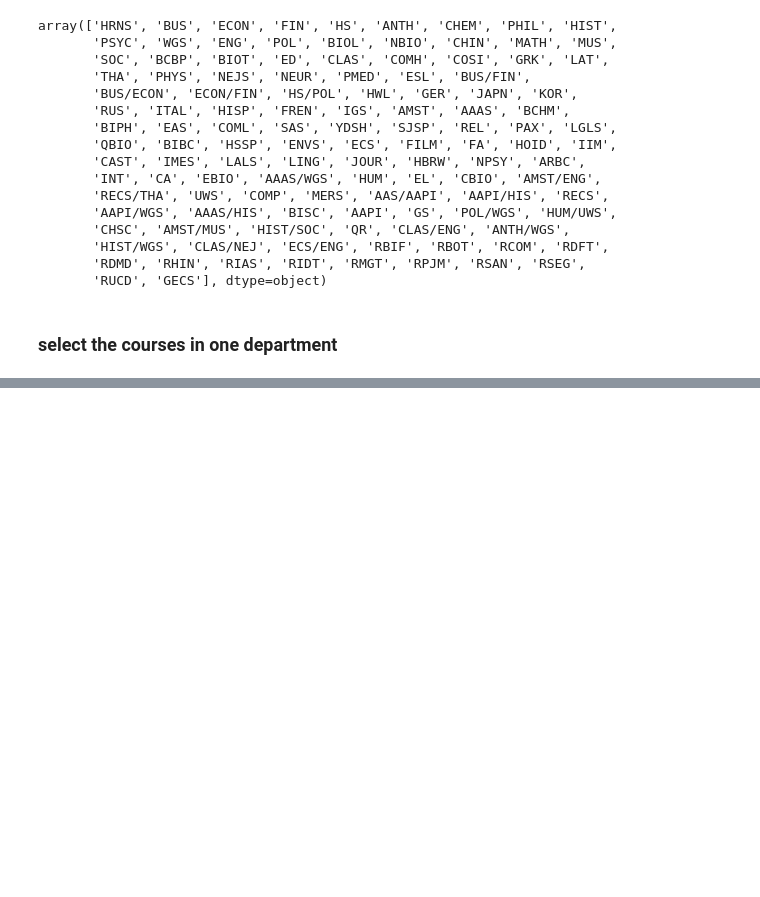
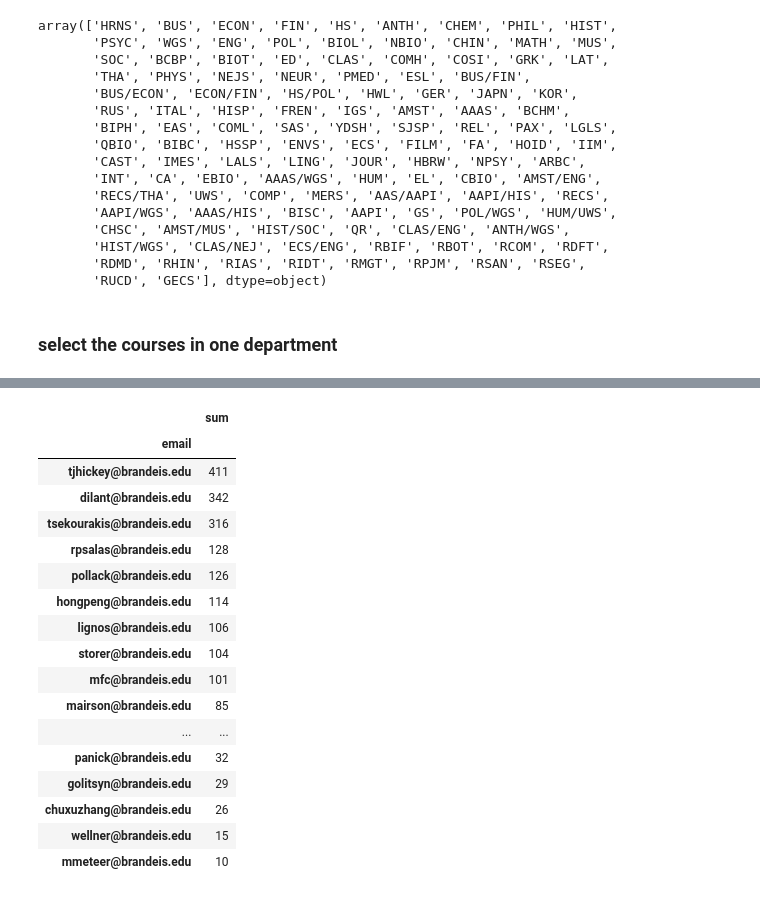
Before and after one commit to tjhickey724/cs103a, a Jupyter notebook: classes_json.ipynb, the cells around one changed output, grey strips where cells are left out. Drawn from its saved outputs; the diff is of its cells as text; code cells hidden in the pictures; blank space fills up the shorter version.

```diff
--- a/classes_json.ipynb
+++ b/classes_json.ipynb
@@ -94,0 +127,25 @@ df[ df['subject']=='JAPN']
+# %%
+df['email']=df['instructor'].apply(lambda x: x[2])
+# %%
+
+pt2 =  df[df['subject']=='COSI'].groupby('email')['enrolled'].agg([np.sum])
+pt2.sort_values('sum',ascending=False).head(20)
+# %% [output]
+|  | sum |
+| email |  |
+| tjhickey@brandeis.edu | 411 |
+| dilant@brandeis.edu | 342 |
+| tsekourakis@brandeis.edu | 316 |
+| rpsalas@brandeis.edu | 128 |
+| pollack@brandeis.edu | 126 |
+| hongpeng@brandeis.edu | 114 |
+| lignos@brandeis.edu | 106 |
+| storer@brandeis.edu | 104 |
+| mfc@brandeis.edu | 101 |
+| mairson@brandeis.edu | 85 |
+| ... | ... |
+| panick@brandeis.edu | 32 |
+| golitsyn@brandeis.edu | 29 |
+| chuxuzhang@brandeis.edu | 26 |
+| wellner@brandeis.edu | 15 |
+| mmeteer@brandeis.edu | 10 |
```
Also changed, not shown: parts of 2 cells of this notebook, 2 other files.
